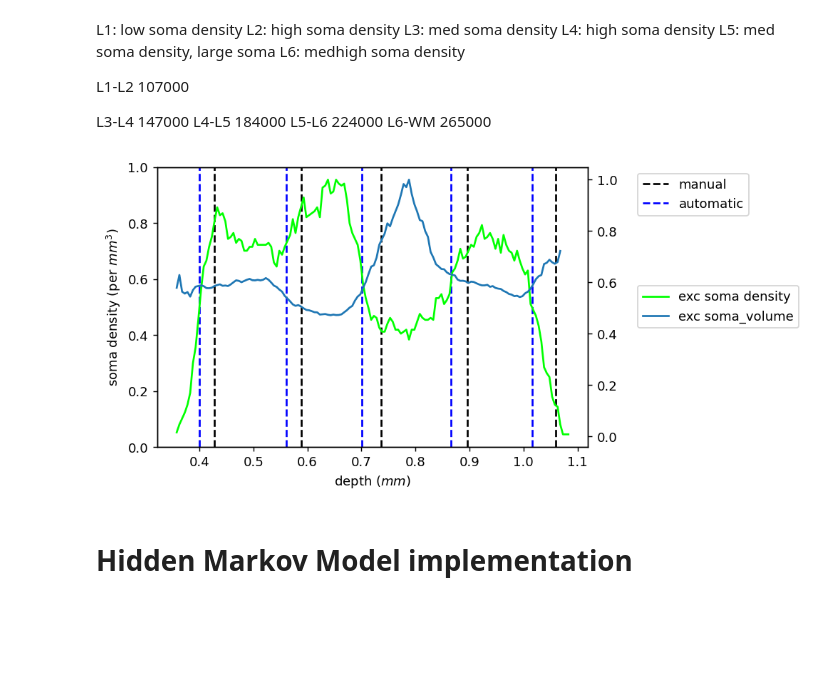
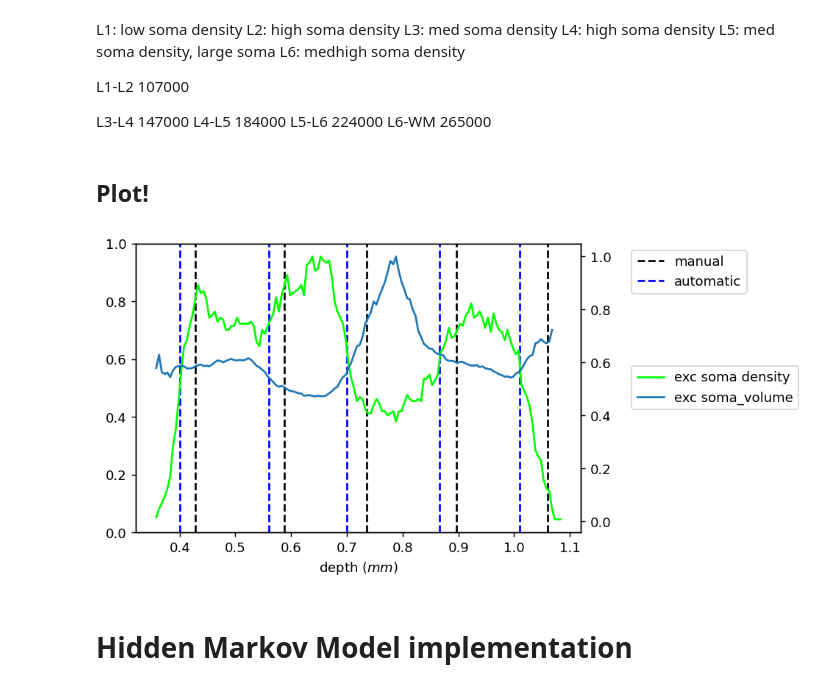
Before and after one commit to AllenInstitute/cortical-layers, a Jupyter notebook: layer-analysis.ipynb, the cells around one changed output. Saved outputs shown, nothing was run; the diff lists cells and outputs as text; code cells hidden in the pictures; blank space fills up the shorter version.

```diff
--- a/layer-analysis.ipynb
+++ b/layer-analysis.ipynb
@@ -283,62 +270,42 @@ L3-L4	147000
 L4-L5	184000
 L5-L6	224000
 L6-WM	265000
+# %% [markdown]
+## Plot!
 # %%
 fig, ax = plt.subplots(1, 1, figsize=(6, 4), dpi=130)
 ax2 = ax.twinx()
 # ax.plot(bin_centers, inh_soma_densities, c="indigo", label="inh soma density")
 ax2.plot(bin_centers, exc_soma_densities / np.nanmax(exc_soma_densities), c="lime", label="exc soma density")
 # ax2.plot(bin_centers, normalized_smooth_exc_densities, ":r", label="exc soma density fit")
 # ax.plot(bin_centers, smooth_exc_deriv * 5, ":r", label="exc fit deriv")
 for f in features:
     ax2.plot(bin_centers, exc_soma_features_by_depth[f] / np.nanmax(exc_soma_features_by_depth[f]), linestyle="-", label="exc " + f)
 #     ax2.plot(bin_centers, normalized_smooth_exc_features[f], linestyle=":", label="exc fit " + f)
 #     ax2.plot(bin_centers, inh_soma_features_by_depth[f] / max(inh_soma_features_by_depth[f]), linestyle="-", label="inh " + f)
 #     ax2.plot(bin_centers, soma_features_by_depth[f] / max(soma_features_by_depth[f]), linestyle="-", label=f)
 
 # ax.plot(bin_centers, synapse_densities, label="syn")
 # for t in syn_densities_by_pre:
 #     ax2.plot(bin_centers, syn_densities_by_pre[t], label=t)
 # for t in syn_densities_by_post:
 #     ax2.plot(bin_centers, syn_densities_by_post[t], label=t)
 
-# for t in p_type:
-#     ax2.plot(bin_centers, p_type[t])
-# for c in p_inh_subclass:
-#     ax2.plot(bin_centers, p_inh_subclass[c], label=c)
-# cells_to_plot = col_cells
-# indices_to_plot = np.random.choice(cells_to_plot.index, 500)
-# for cell in indices_to_plot:
-#     if cells_to_plot.loc[cell].cell_type == "23P":
-#         ax2.axvline(cells_to_plot.loc[cell].pt_position[1] * y_resolution / 1_000_000, color="red", alpha=0.1)
-
-#     if cells_to_plot.loc[cell].cell_type == "4P":
-#         ax2.axvline(cells_to_plot.loc[cell].pt_position[1] * y_resolution / 1_000_000, color="y", alpha=0.1)
-
-#     if cells_to_plot.loc[cell].cell_type.startswith("5P"):
-#         ax2.axvline(cells_to_plot.loc[cell].pt_position[1] * y_resolution / 1_000_000, color="orange", alpha=0.1)
-
-#     if cells_to_plot.loc[cell].cell_type in ["6P", "6IT", "6CT"]:
-#         ax2.axvline(cells_to_plot.loc[cell].pt_position[1] * y_resolution / 1_000_000, color="green", alpha=0.1)
-
-#     if cells_to_plot.loc[cell].cell_type.startswith("Unsure"):
-#         ax2.axvline(cells_to_plot.loc[cell].pt_position[1] * y_resolution / 1_000_000, color="brown", alpha=0.1)
-
 ax.axvline(labels[0], linestyle="--", color="k", label="manual")
 for lab in labels[1:]:
     ax.axvline(lab, linestyle="--", color="k")
 ax.axvline(bounds[0], linestyle="--", color="blue", label="automatic")
 for bound in bounds[1:]:
     ax.axvline(bound, linestyle="--", color="blue")
 # plt.plot(bin_centers, transitionness * 5, label="transitionness")
 ax.legend(bbox_to_anchor=[1.1, 1])
 ax2.legend(bbox_to_anchor=[1.1, 0.6])
 ax.set_xlabel("depth ($mm$)")
-ax.set_ylabel("soma density (per $mm^{3}$)")
+# ax.set_ylabel("soma density (per $mm^{3}$)")
 # ax2.set_ylabel("synapse density (per $mm^3$)")
 plt.show()
 # %% [output]
-[figure, old version]
+[figure, new version]
 # %% [markdown]
 # Hidden Markov Model implementation
 # %%
```
Also changed, not shown: parts of 39 cells of this notebook.
